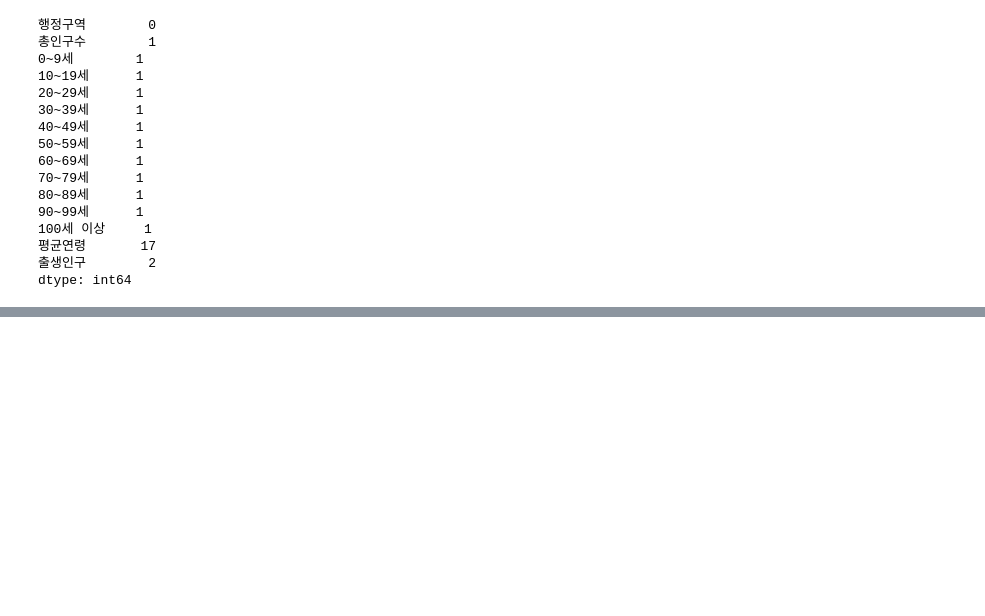
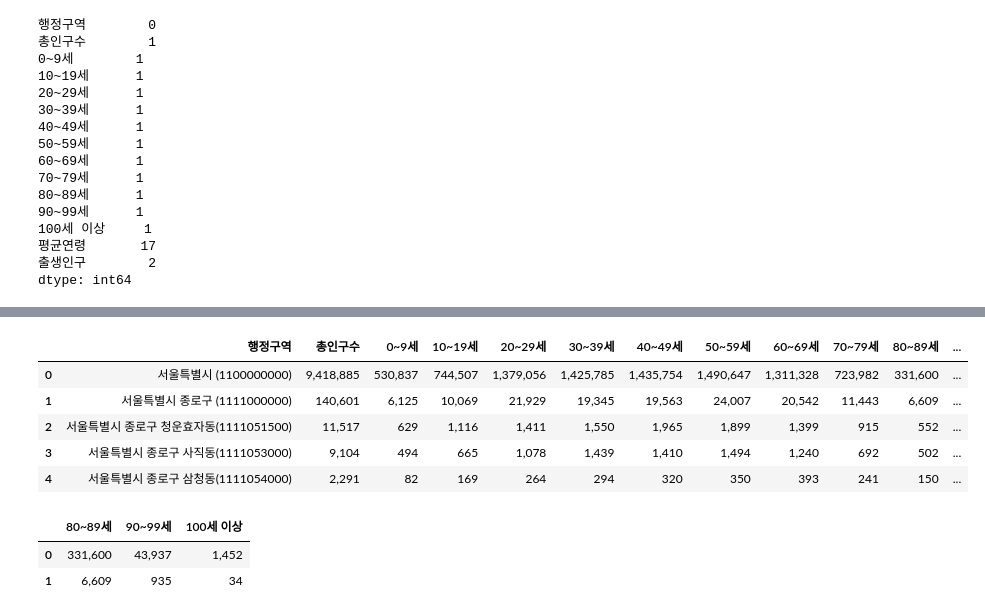
Before and after one commit to alexlee0318/Project_olive_index, a Jupyter notebook: data_ages_birth.ipynb, the cells around one changed output, grey strips where cells are left out. Drawn from its saved outputs; the diff is of its cells as text; code cells hidden in the pictures; blank space fills up the shorter version.

Commit message:
data_ages_birth

```diff
--- a/data_ages_birth.ipynb
+++ b/data_ages_birth.ipynb
@@ -323,0 +289,11 @@ for i in range(int(len(cols))):
+# %%
+df_ab = pd.read_csv('data/tmp/전체연령_출생인구.csv', encoding='utf-8', sep=',')
+# %%
+df_ab.head()
+# %% [output]
+|  | 행정구역 | 총인구수 | 0~9세 | 10~19세 | 20~29세 | 30~39세 | 40~49세 | 50~59세 | 60~69세 | 70~79세 | 80~89세 | ... |
+| 0 | 서울특별시 (1100000000) | 9,418,885 | 530,837 | 744,507 | 1,379,056 | 1,425,785 | 1,435,754 | 1,490,647 | 1,311,328 | 723,982 | 331,600 | ... |
+| 1 | 서울특별시 종로구 (1111000000) | 140,601 | 6,125 | 10,069 | 21,929 | 19,345 | 19,563 | 24,007 | 20,542 | 11,443 | 6,609 | ... |
+| 2 | 서울특별시 종로구 청운효자동(1111051500) | 11,517 | 629 | 1,116 | 1,411 | 1,550 | 1,965 | 1,899 | 1,399 | 915 | 552 | ... |
+| 3 | 서울특별시 종로구 사직동(1111053000) | 9,104 | 494 | 665 | 1,078 | 1,439 | 1,410 | 1,494 | 1,240 | 692 | 502 | ... |
+| 4 | 서울특별시 종로구 삼청동(1111054000) | 2,291 | 82 | 169 | 264 | 294 | 320 | 350 | 393 | 241 | 150 | ... |
@@ -323,0 +302,6 @@ for i in range(int(len(cols))):
+# %%
+df_ab.iloc[:, 10:13].head(2)
+# %% [output]
+|  | 80~89세 | 90~99세 | 100세 이상 |
+| 0 | 331,600 | 43,937 | 1,452 |
+| 1 | 6,609 | 935 | 34 |
```
Also changed, not shown: parts of 18 cells of this notebook, 2 other files.
